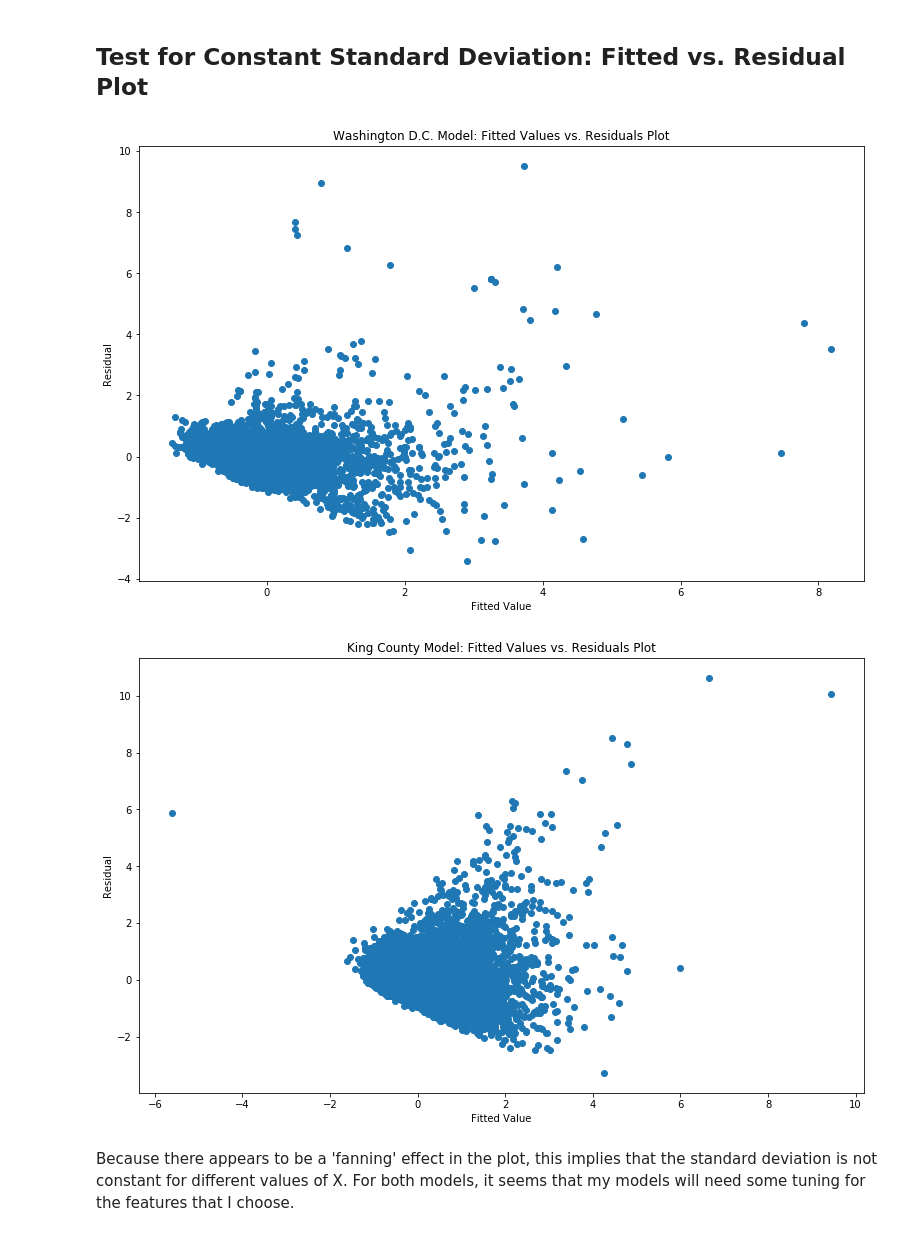
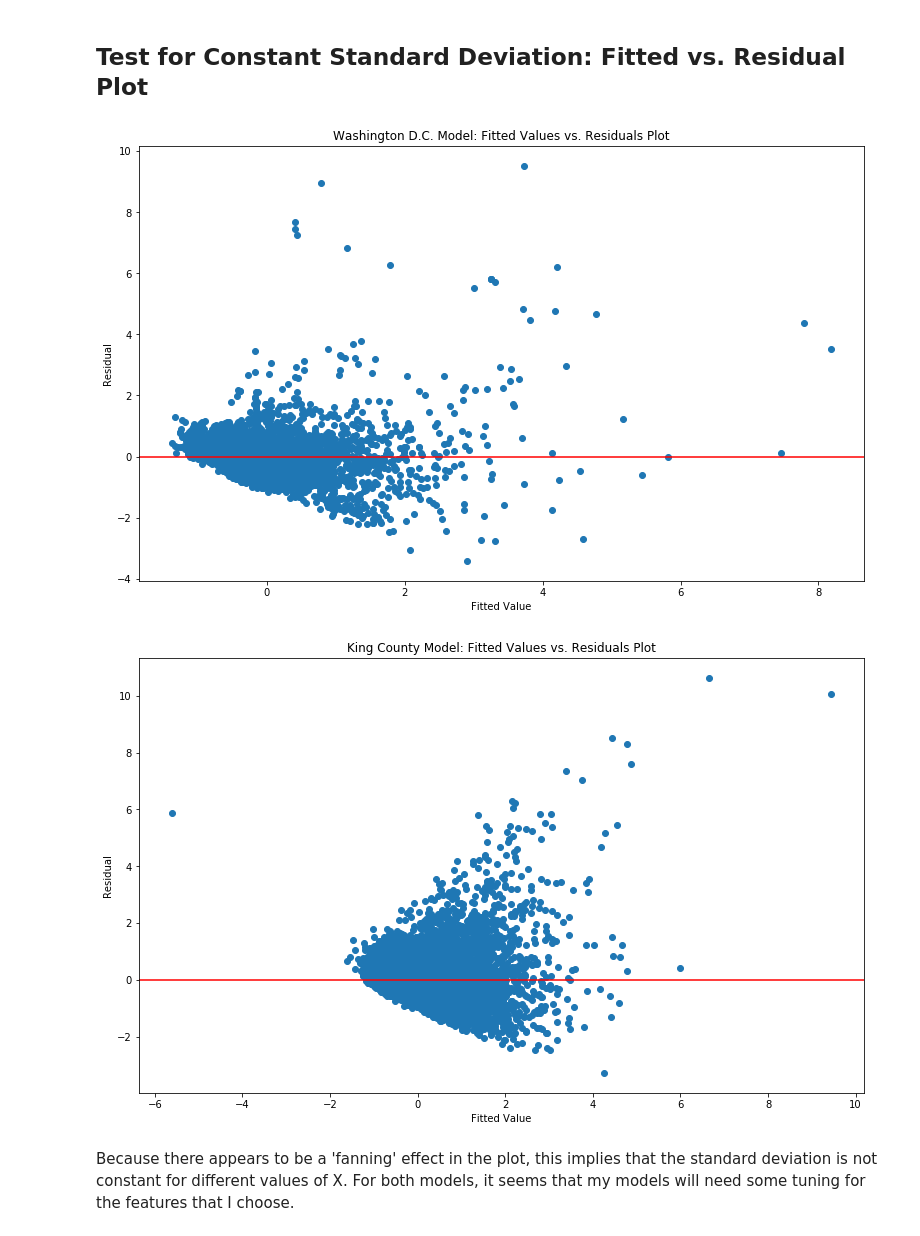
Before and after one commit to gyamane/Springboard, a Jupyter notebook: capstone_project_2/baseline_model.ipynb, the cells around one changed output. Drawn from its saved outputs; the diff is of its cells as text; code cells hidden in the pictures.

Commit message:
Finished Lasso Regression through quantile plots

```diff
--- a/capstone_project_2/baseline_model.ipynb
+++ b/capstone_project_2/baseline_model.ipynb
@@ -224,21 +225,23 @@ There are a few assumptions that Linear Regression models make:
 # %%
 plt.figure(figsize=(13, 8))
 plt.scatter(lm_dc.fittedvalues, lm_dc.resid)
+plt.axhline(y=0, color='r', linestyle='-')
 plt.title("Washington D.C. Model: Fitted Values vs. Residuals Plot")
 plt.xlabel("Fitted Value")
 plt.ylabel("Residual")
 plt.show()
 # %% [output]
-[figure, old version]
+[figure, new version]
 # %%
 plt.figure(figsize=(13, 8))
 plt.scatter(lm_kc.fittedvalues, lm_kc.resid)
+plt.axhline(y=0, color='r', linestyle='-')
 plt.title("King County Model: Fitted Values vs. Residuals Plot")
 plt.xlabel("Fitted Value")
 plt.ylabel("Residual")
 plt.show()
 # %% [output]
-[figure, old version]
+[figure, new version]
 # %% [markdown]
 Because there appears to be a 'fanning' effect in the plot, this implies that the standard deviation is not constant for different values of X. For both models, it seems that my models will need some tuning for the features that I choose.
 # %% [markdown]
```
Also changed, not shown: parts of 19 cells of this notebook.
